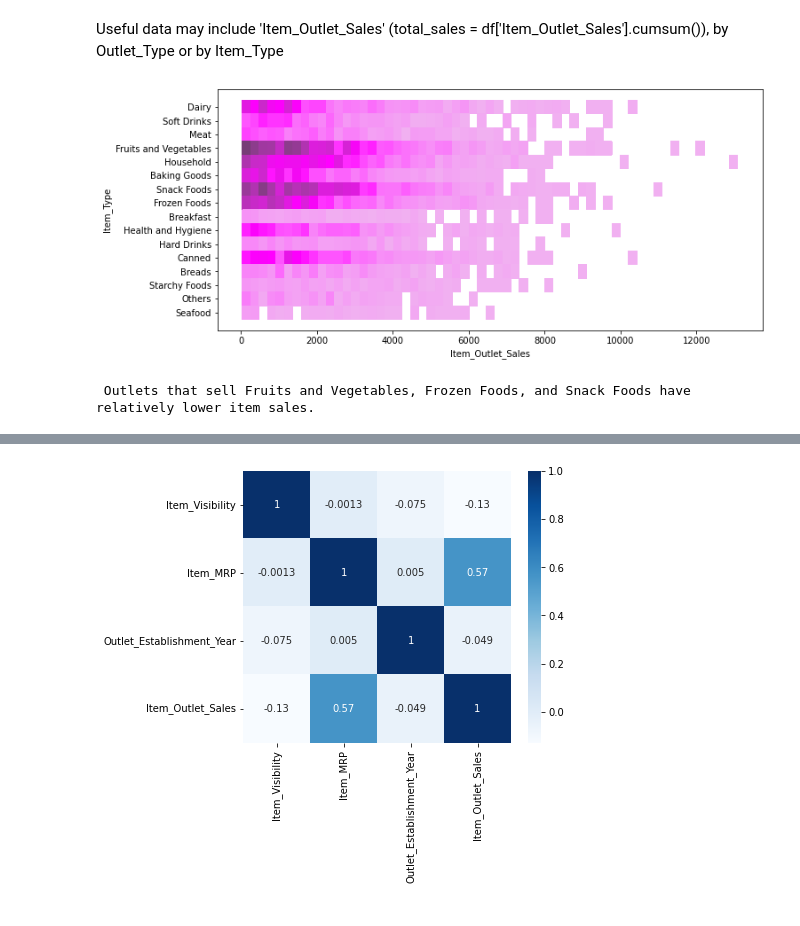
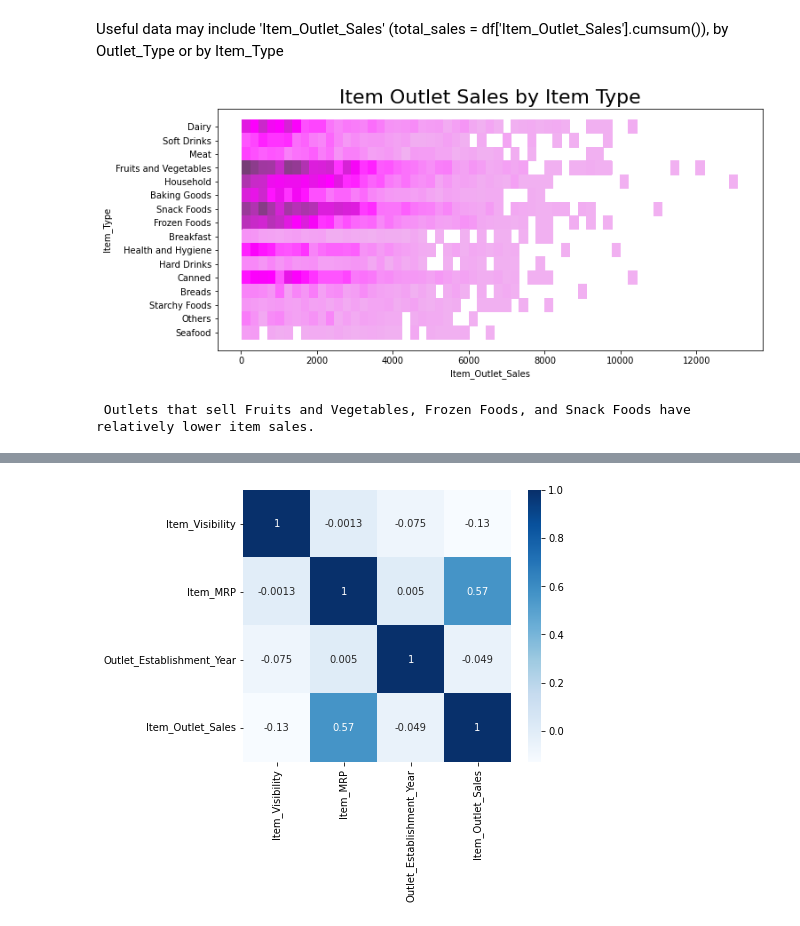
Before and after one commit to craiggossen/Projects, a Jupyter notebook: food_sales_predictions.ipynb, the cells around one changed output, grey strips where cells are left out. Drawn from its saved outputs; the diff is of its cells as text; code cells hidden in the pictures.

```diff
--- a/food_sales_predictions.ipynb
+++ b/food_sales_predictions.ipynb
@@ -287,14 +287,14 @@ total_sales = df['Item_Outlet_Sales'].cumsum()
 # %%
 plt.subplots(figsize=(11, 5))
 sns.histplot(data = df,
              x = 'Item_Outlet_Sales',
              y = 'Item_Type',
              color = 'purple');
-ax.set_title('Item Outlet Sales by Item Type', size = 22)
+plt.title('Item Outlet Sales by Item Type', size = 22)
 
 plt.show()
 
 print('\n Outlets that sell Fruits and Vegetables, Frozen Foods, and Snack Foods have relatively lower item sales.')
 # %% [output]
-[figure, old version]
+[figure, new version]
  Outlets that sell Fruits and Vegetables, Frozen Foods, and Snack Foods have relatively lower item sales.
```
Also changed, not shown: parts of 2 cells of this notebook.
